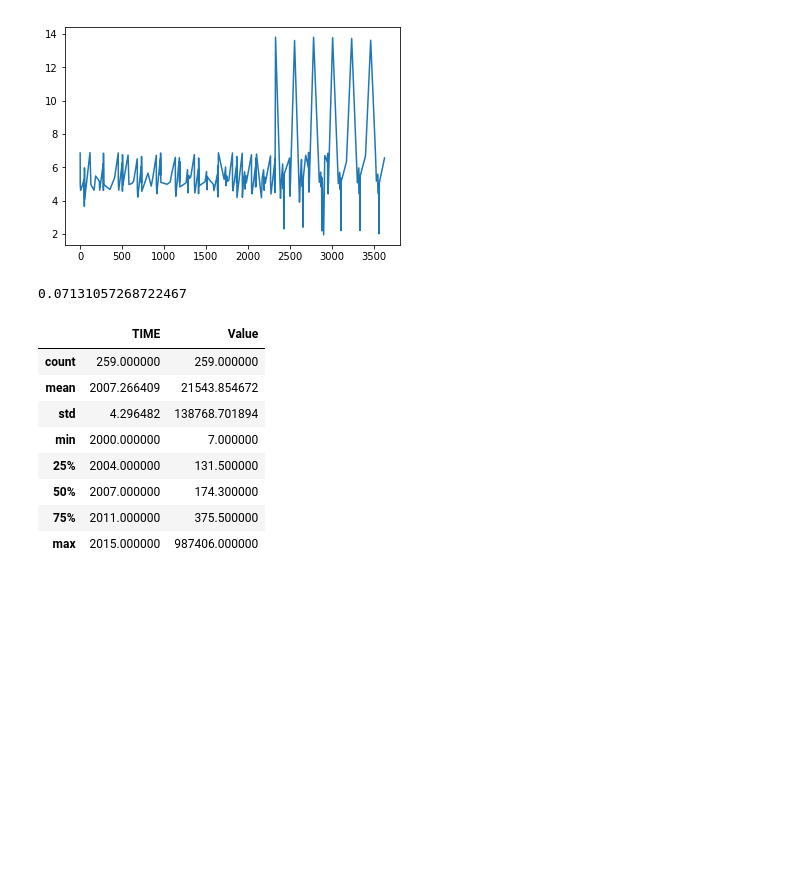
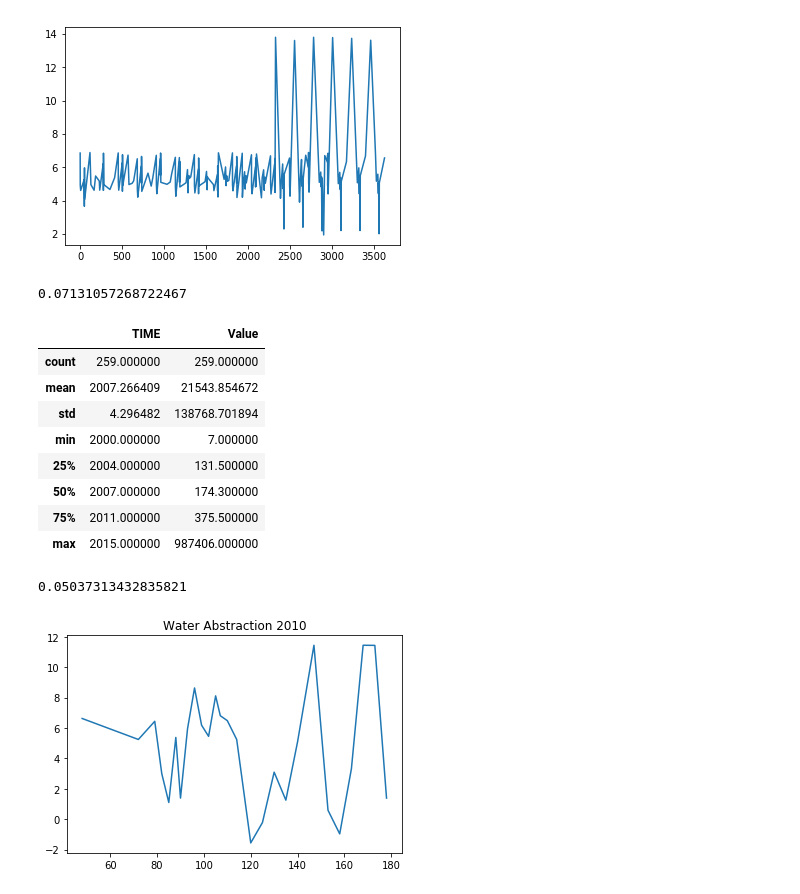
Before and after one commit to ekaterinailin/dustycrocodile, a Jupyter notebook: data_quality_thomas.ipynb, the cells around one changed output. Drawn from its saved outputs; the diff is of its cells as text; code cells hidden in the pictures; blank space fills up the shorter version.

Commit message:
Exploring WISE3 data

```diff
--- a/data_quality_thomas.ipynb
+++ b/data_quality_thomas.ipynb
@@ -25,3 +25,18 @@ data_clean.describe()
 | 50% | 2007.000000 | 174.300000 |
 | 75% | 2011.000000 | 375.500000 |
 | max | 2015.000000 | 987406.000000 |
+# %%
+import matplotlib.pyplot as plt
+import numpy as np
+import pandas as pd
+
+data = pd.read_csv('./WISE3/WaterAbstraction_danube.csv')
+data.phenomenonTimePeriod = data.phenomenonTimePeriod.apply(pd.to_numeric,errors='coerce')
+data_clean =data.query('resultObservedVolume>0&phenomenonTimePeriod==2010')
+print(len(data_clean)/len(data))
+plt.plot(np.log(data_clean.resultObservedVolume))
+plt.title('Water Abstraction 2010')
+plt.show()
+# %% [output]
+0.05037313432835821
+[figure, added]
```
Also changed, not shown: parts of 6 cells of this notebook.
